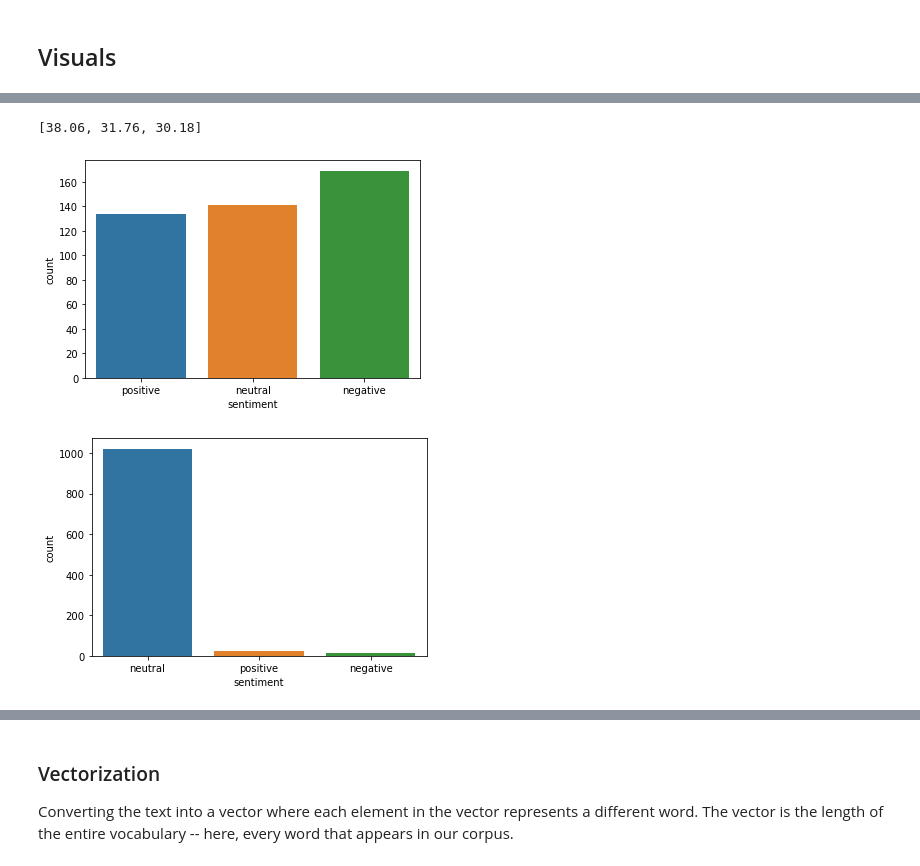
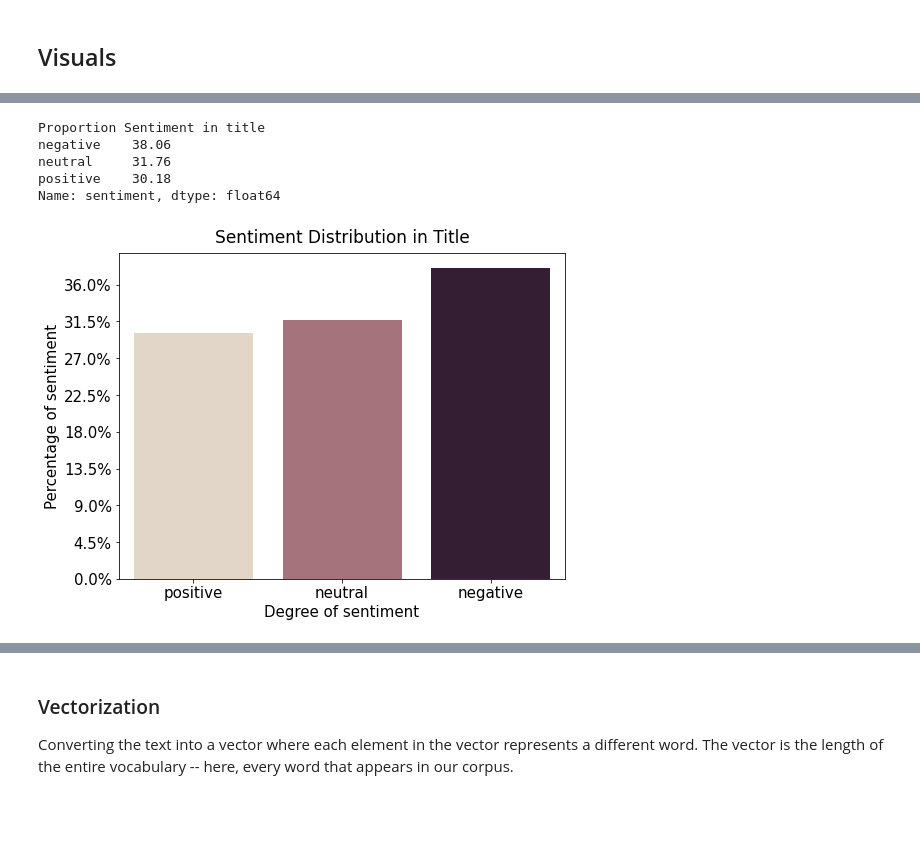
Before and after one commit to Yeshi341/reddit_vacccine_myths, a Jupyter notebook: data-load-and-clean.ipynb, the cells around one changed output, grey strips where cells are left out. Drawn from its saved outputs; the diff is of its cells as text; code cells hidden in the pictures; blank space fills up the shorter version.

Commit message:
visualized sentiment proportions

```diff
--- a/data-load-and-clean.ipynb
+++ b/data-load-and-clean.ipynb
@@ -167,3 +144,5 @@ df_cleaned_title['compound_score'] = df_cleaned_title['cleaned_title'].apply(lam
+# %%
+df_cleaned_title['vectorized'] = df_cleaned_title['tokenized'].apply(lambda x: nb_module.count_vectorize(x))
 # %% [markdown]
 ### Pickling df_cleaned_title
 # %%
@@ -291,8 +203,0 @@ for p in g.ax.patches:
-# %%
-list(title_sentiment.values)
-# %% [output]
-[38.06, 31.76, 30.18]
-# %%
-sns.countplot(df_cleaned_title['sentiment']);
-# %% [output]
-[figure, removed]
@@ -301,4 +204,26 @@ sns.countplot(df_cleaned_title['sentiment']);
-# %%
-sns.countplot(df_cleaned_body['sentiment']);
-# %% [output]
-[figure, removed]
+# %%
+import matplotlib.ticker as ticker
+
+print("Proportion Sentiment in title")
+print(round(df_cleaned_title['sentiment'].value_counts(normalize=True)*100, 2))
+
+# Set up figure, axes and draw the plot
+fig, ax = plt.subplots(figsize=(8,6))
+sns.countplot(x="sentiment", palette="ch:.25", data=df_cleaned_title)
+
+#Set axes ticks
+ax.yaxis.set_major_formatter(ticker.PercentFormatter(xmax = len(df_cleaned_title)))
+ax.tick_params(axis='both', labelsize= 15)
+
+#set axes label and title
+ax.set_ylabel('Percentage of sentiment', size=15)
+ax.set_xlabel('Degree of sentiment', size = 15)
+ax.set_title("Sentiment Distribution in Title", size=17, pad= 10)
+fig.savefig('./images/sentiment_proportion_title.png', bbox_inches = "tight");
+# %% [output]
+Proportion Sentiment in title
+negative    38.06
+neutral     31.76
+positive    30.18
+Name: sentiment, dtype: float64
+[figure, added]
```
Also changed, not shown: parts of 20 cells of this notebook, 5 other files.
